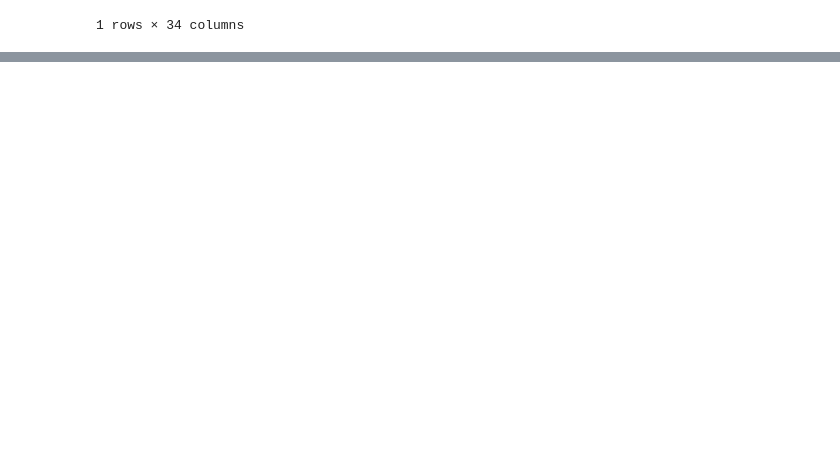
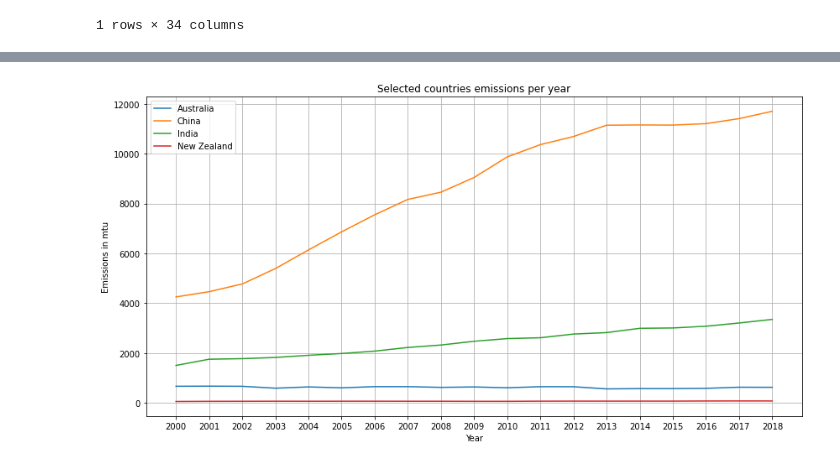
Before and after one commit to chetnachaudhari/kaggle_work, a Jupyter notebook: all-ghg-historical-emissions.ipynb, the cells around one changed output, grey strips where cells are left out. Saved outputs shown, nothing was run; the diff lists cells and outputs as text; code cells hidden in the pictures; blank space fills up the shorter version.

Commit message:
Kaggle Notebook | ALL GHG_historical_emissions | Version 2

```diff
--- a/all-ghg-historical-emissions.ipynb
+++ b/all-ghg-historical-emissions.ipynb
@@ -115,3 +117,10 @@ px.line(
 )
 # %% [output]
 [interactive output not drawn]
+# %%
+by_country_emissions = by_country.melt(id_vars=["Country", "Sector", "Gas", "Unit"],
+                                       value_vars=[str(y) for y in range(2000,2019)],
+                                       var_name="Year",
+                                       value_name="Emission")
+fig = px.scatter(by_country_emissions, x='Emission', y='Country',color='Year')
+fig.show()
@@ -117,0 +129,14 @@ px.line(
+# %%
+selected_countries = by_country_emissions['Country'].isin(['China','India','Australia', 'New Zealand'])
+# %%
+by_country_emissions_df = pd.pivot_table(data = by_country_emissions[selected_countries], index = 'Year', columns = 'Country', values = 'Emission', aggfunc = 'sum')
+# %%
+plt.figure(figsize = (14,7))
+sns.lineplot(data = by_country_emissions_df, dashes = False)
+plt.xlabel('Year')
+plt.ylabel('Emissions in mtu')
+plt.title('Selected countries emissions per year')
+plt.legend()
+plt.grid()
+# %% [output]
+[figure, added]
```
Also changed, not shown: parts of 5 cells of this notebook.
